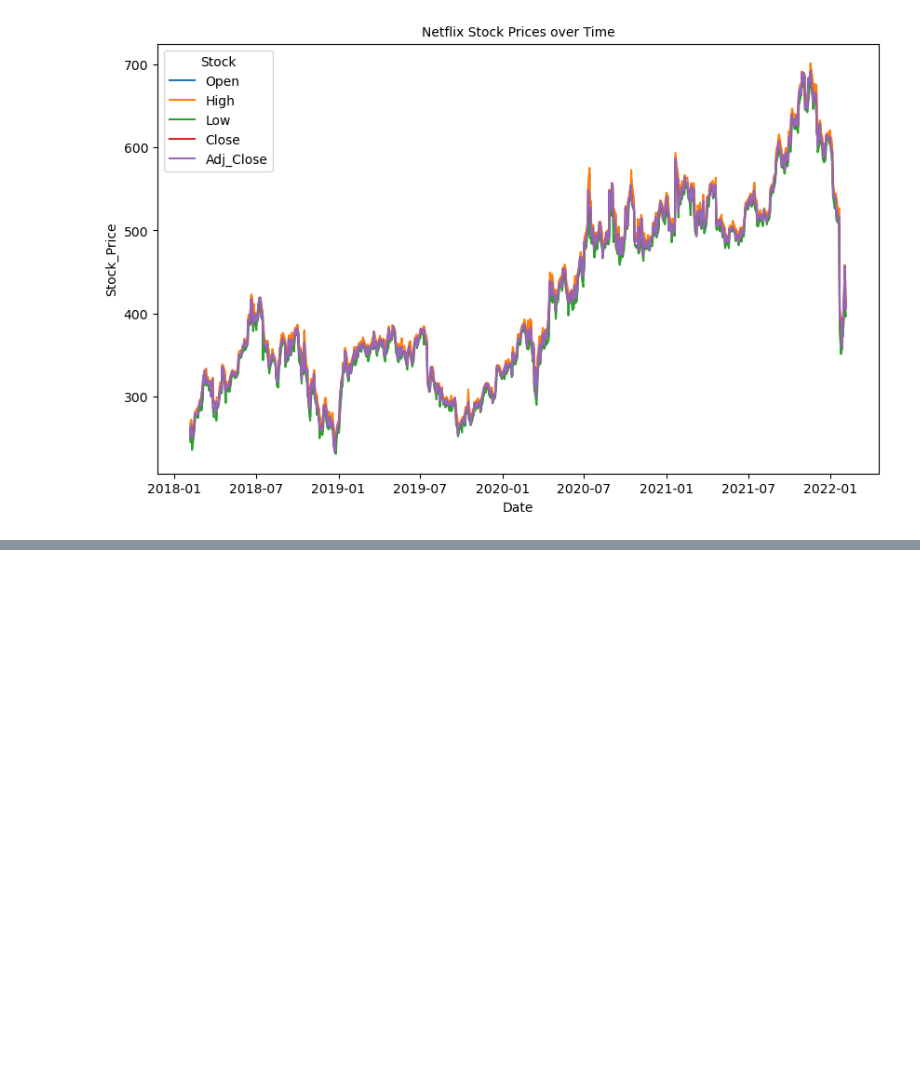
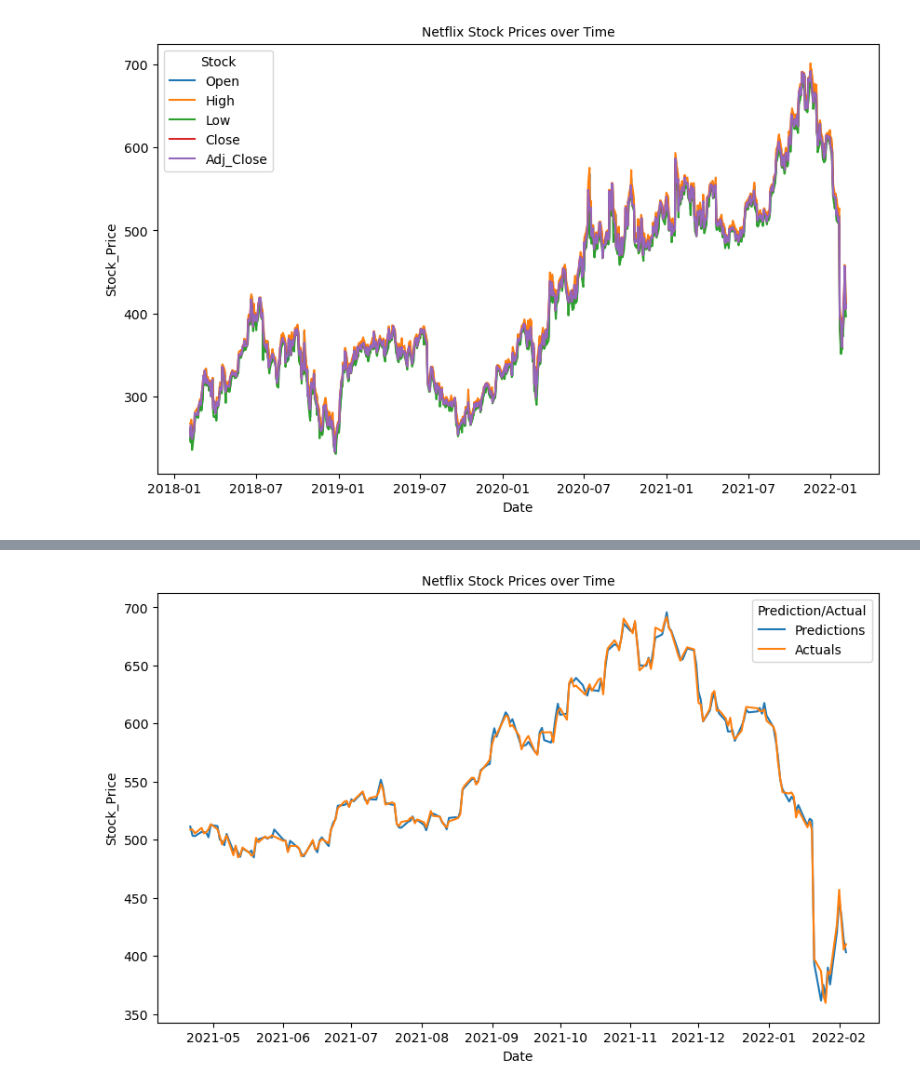
Before and after one commit to ChloeADevine/Netflix-Stock-Prediction, a Jupyter notebook: Netflix Stock Prediction.ipynb, the cells around one changed output, grey strips where cells are left out. Cells and saved outputs as stored; diff of their text form; code cells hidden in the pictures; blank space fills up the shorter version.

```diff
--- a/Netflix Stock Prediction.ipynb
+++ b/Netflix Stock Prediction.ipynb
@@ -70,0 +154,4 @@ plt.plot(ts)
+# %%
+model_LR = LinearRegression()
+model_LR.fit(X_train, y_train)
+predictions_LR = model_LR.predict(X_test)
@@ -70,0 +166,5 @@ plt.plot(ts)
+# %%
+Predictions_LR = pd.DataFrame(predictions_LR ,index =y_test.index, columns = ['Predictions'])
+Predictions_full_LR = pd.merge(left = Predictions_LR, right = y_test, left_index = True, right_index = True)
+Predictions_full_LR = Predictions_full_LR.rename(columns ={'Adj_Close':'Actuals'})
+Predictions_full_LR.head()
@@ -70,0 +179,9 @@ plt.plot(ts)
+# %%
+Predictions_melt_LR = Predictions_full_LR.reset_index().melt(id_vars = ['Date'], var_name = 'Prediction/Actual', value_name = 'Stock_Price')
+# %%
+plt.figure(figsize = (10,6))
+sns.lineplot(data = Predictions_melt_LR , x = 'Date', y = 'Stock_Price', hue = 'Prediction/Actual')
+plt.title('Netflix Stock Prices over Time',fontsize=10)
+plt.show()
+# %% [output]
+[figure, added]
```
Also changed, not shown: parts of 29 cells of this notebook.
